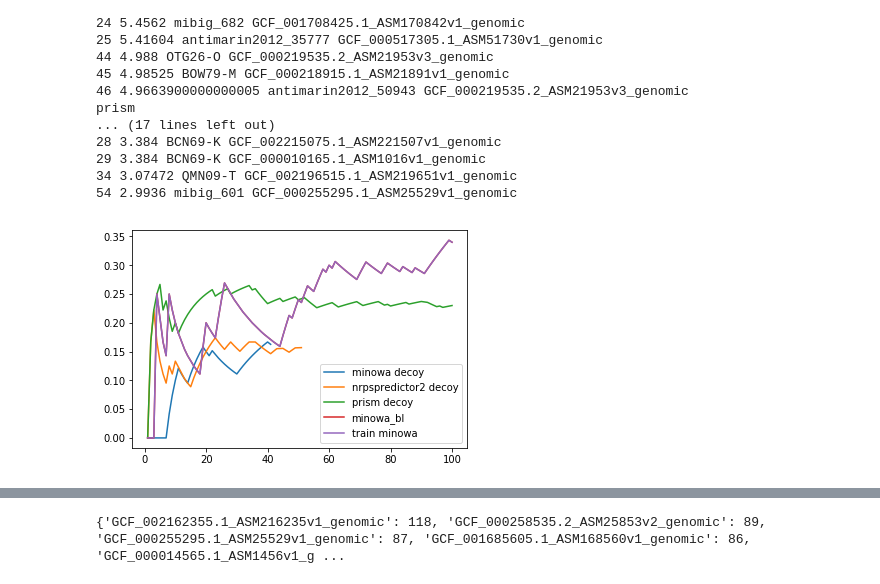
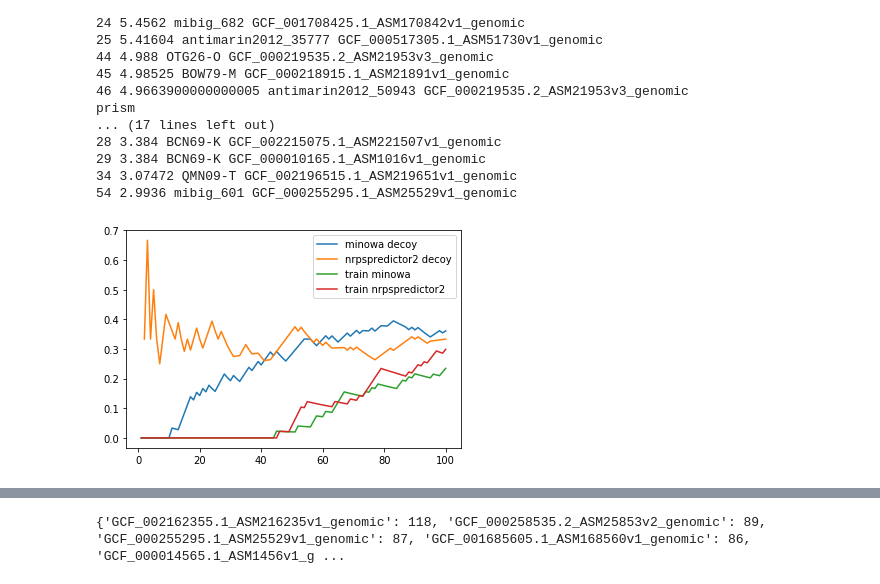
Before and after one commit to ablab/nerpa, a Jupyter notebook: scripts/res_compare.ipynb, the cells around one changed output, grey strips where cells are left out. Saved outputs shown, nothing was run; the diff lists cells and outputs as text; code cells hidden in the pictures.

Commit message:
Normalize score

```diff
--- a/scripts/res_compare.ipynb
+++ b/scripts/res_compare.ipynb
@@ -49,7 +49,7 @@ def getScoreList(res_file_name):
     res = []
     for index, row in res_df.iterrows():
         res.append((float(row["score"]), isWrong(getMolId(row["mol id"]), getPredictionId(row["prediction id"])),
-                   getMolId(row["mol id"]), getPredictionId(row["prediction id"]), int(row["match cnt"])))
+                   getMolId(row["mol id"]), getPredictionId(row["prediction id"]))) #, int(row["match cnt"])))
     res.sort()
     res = res[::-1]
     return res
@@ -60,15 +60,19 @@ def FDR(mergelist):
     cntElem = []
     FDR = []
 
-    elemCnt = min(len(mergelist), 120)
+    elemCnt = min(len(mergelist), 100)
     for i in range(elemCnt):
         if (i > 0 and mergelist[i - 1][0] != mergelist[i][0]):
             cntElem.append(i)# - curOne)
-            FDR.append(curOne/i)
+            if (i - curOne == 0):
+                FDR.append(1)
+            else:
+                FDR.append(curOne/(i - curOne))
+
         curOne += mergelist[i][1]
 
     cntElem.append(elemCnt)
-    FDR.append(curOne/elemCnt)
+    FDR.append(curOne/(elemCnt - curOne))
 
     return cntElem, FDR
 # %%
@@ -162,7 +208,7 @@ def getDecoyScoreList(res_file_name):
     res = []
     for index, row in res_df.iterrows():
         is_wrong = 0
-        if "decoy" in row["mol id"]:
+        if "decoy" in (row["mol id"].split('/')[-1]):
             is_wrong = 1
 
         res.append((float(row["score"]), is_wrong,
@@ -173,30 +219,24 @@ def getDecoyScoreList(res_file_name):
 # %%
 import matplotlib.pyplot as plt
 %matplotlib inline
 
 for folder in ["dataset1"]:#, "dataset2", "dataset3"]:
-    x1, y1 = FDR(getDecoyScoreList(folder_path + folder + "/minowa_decoy.csv"))
+    x1, y1 = FDR(getDecoyScoreList(folder_path + folder + "/decoy_cmp/minowa_decoy.csv"))
     y1 = [x/3 for x in y1]
     plt.plot(x1, y1, label="minowa decoy")
     plt.legend()
 
-    x2, y2 = FDR(getDecoyScoreList(folder_path + folder + "/nrpspredictor2_decoy.csv"))
+    x2, y2 = FDR(getDecoyScoreList(folder_path + folder + "/decoy_cmp/nrpspredictor2_decoy.csv"))
     y2 = [x/3 for x in y2]
     plt.plot(x2, y2, label="nrpspredictor2 decoy")
     plt.legend()
 
-    x3, y3 = FDR(getDecoyScoreList(folder_path + folder + "/prism_decoy.csv"))
-    y3 = [x/3 for x in y3]
-    plt.plot(x3, y3, label="prism decoy")
+    x3, y3 = FDR(getScoreList(folder_path + folder + "/decoy_cmp/minowa_train.csv"))
+    plt.plot(x3, y3, label="train minowa")
     plt.legend()
 
-
-    x6, y6 = FDR(getScoreList(folder_path + folder + "/minowa_bl.csv"))
-    plt.plot(x6, y6, label="minowa_bl")
+    x4, y4 = FDR(getScoreList(folder_path + folder + "/decoy_cmp/nrpspredictor2_train.csv"))
+    plt.plot(x4, y4, label="train nrpspredictor2")
     plt.legend()
-
-    x7, y7 = FDR(getScoreList(folder_path + folder + "/train/minowa.csv"))
-    plt.plot(x6, y6, label="train minowa")
-    plt.legend()
 # %% [output]
-[figure, old version]
+[figure, new version]
```
Also changed, not shown: parts of 7 cells of this notebook, 11 other files.
